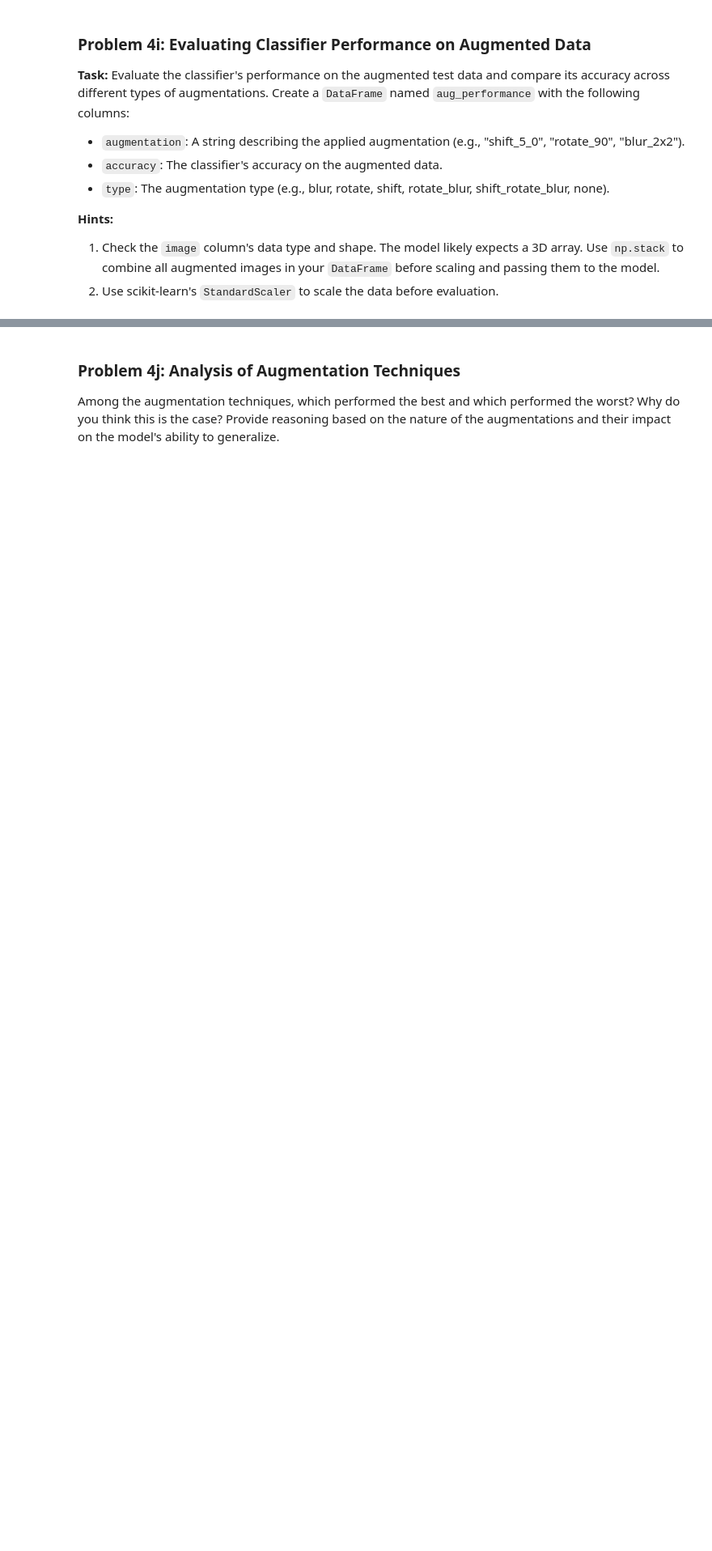
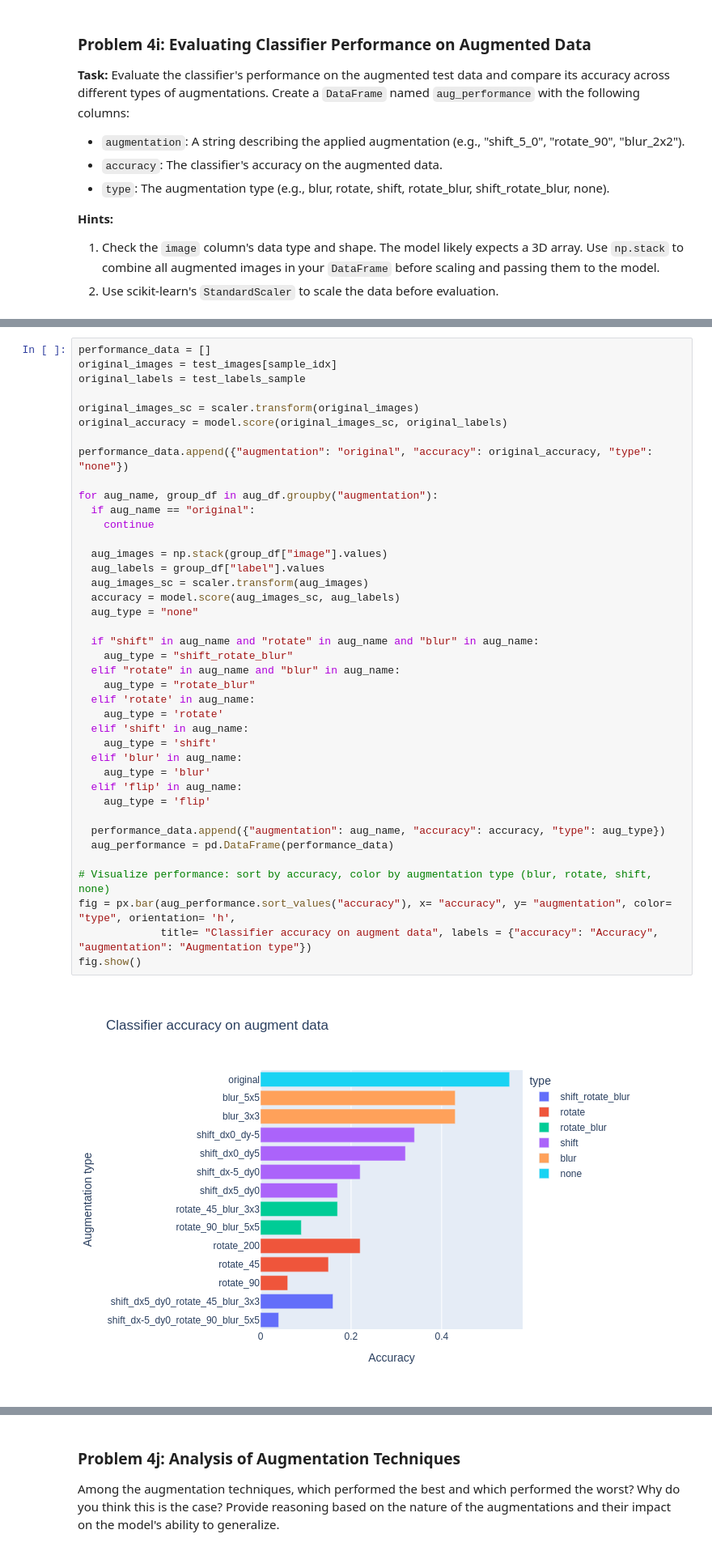
Before and after one commit to chenxixianming/fa25-student, a Jupyter notebook: hw/hw1/fashion_pt_1.ipynb, the cells around one changed output, grey strips where cells are left out. Shown at 81% size. Saved outputs shown, nothing was run; the diff lists cells and outputs as text; blank space fills up the shorter version.

```diff
--- a/hw/hw1/fashion_pt_1.ipynb
+++ b/hw/hw1/fashion_pt_1.ipynb
@@ -1800,2 +1866,44 @@ fig.show()
+# %%
+performance_data = []
+original_images = test_images[sample_idx]
+original_labels = test_labels_sample
+
+original_images_sc = scaler.transform(original_images)
+original_accuracy = model.score(original_images_sc, original_labels)
+
+performance_data.append({"augmentation": "original", "accuracy": original_accuracy, "type": "none"})
+
+for aug_name, group_df in aug_df.groupby("augmentation"):
+  if aug_name == "original":
+    continue
+
+  aug_images = np.stack(group_df["image"].values)
+  aug_labels = group_df["label"].values
+  aug_images_sc = scaler.transform(aug_images)
+  accuracy = model.score(aug_images_sc, aug_labels)
+  aug_type = "none"
+
+  if "shift" in aug_name and "rotate" in aug_name and "blur" in aug_name:
+    aug_type = "shift_rotate_blur"
+  elif "rotate" in aug_name and "blur" in aug_name:
+    aug_type = "rotate_blur"
+  elif 'rotate' in aug_name:
+    aug_type = 'rotate'
+  elif 'shift' in aug_name:
+    aug_type = 'shift'
+  elif 'blur' in aug_name:
+    aug_type = 'blur'
+  elif 'flip' in aug_name:
+    aug_type = 'flip'
+
+  performance_data.append({"augmentation": aug_name, "accuracy": accuracy, "type": aug_type})
+  aug_performance = pd.DataFrame(performance_data)
+
+# Visualize performance: sort by accuracy, color by augmentation type (blur, rotate, shift, none)
+fig = px.bar(aug_performance.sort_values("accuracy"), x= "accuracy", y= "augmentation", color= "type", orientation= 'h',
+             title= "Classifier accuracy on augment data", labels = {"accuracy": "Accuracy", "augmentation": "Augmentation type"})
+fig.show()
+# %% [output]
+[figure, added]
 # %%
 grader.check("q4i")
```
Also changed, not shown: parts of 9 cells of this notebook.
